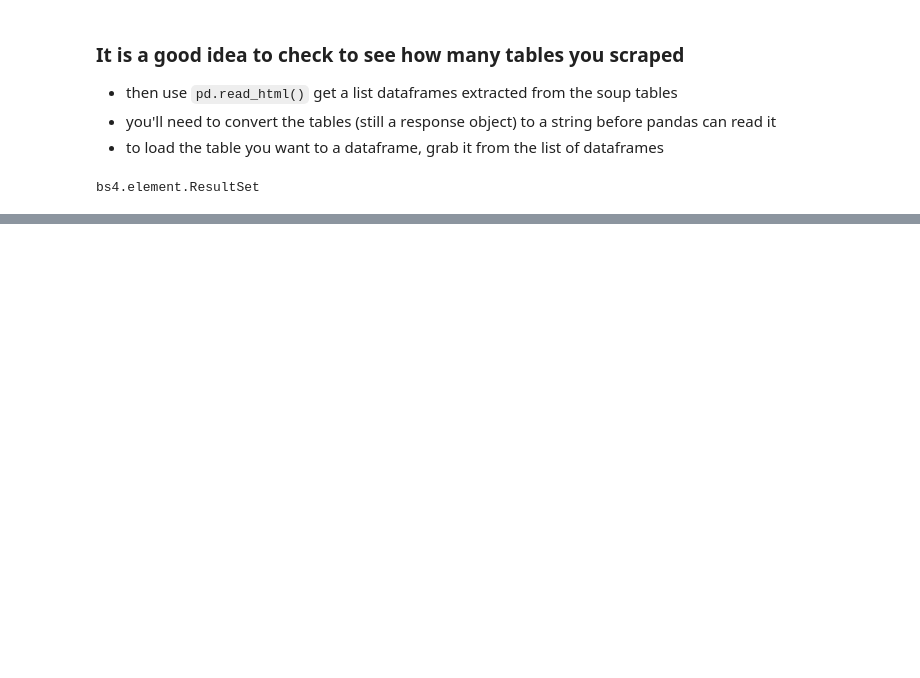
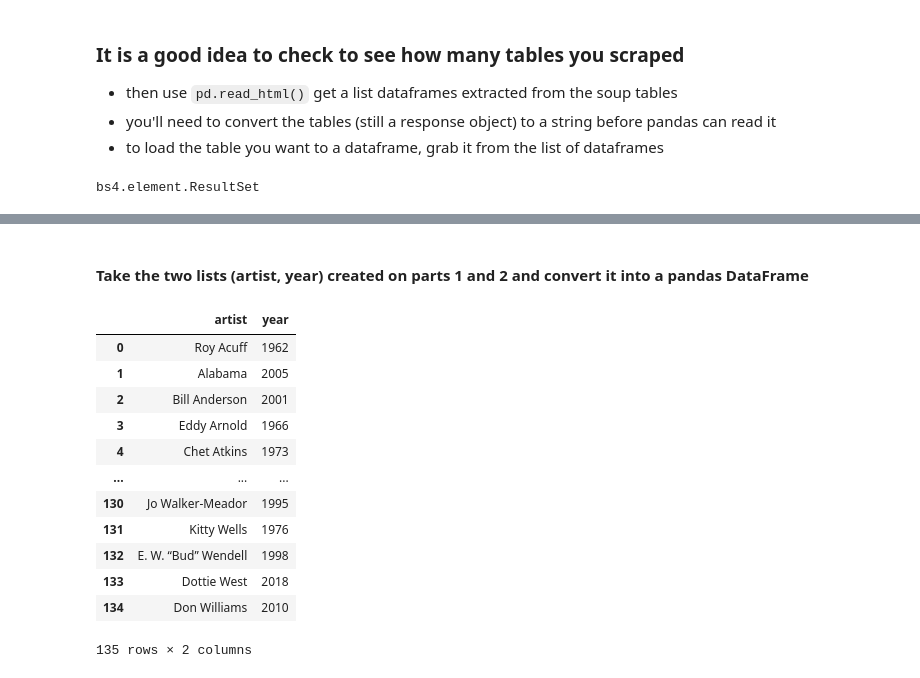
Before and after one commit to dpatelaqua/python-web-scraping-country-music-hof-dpatelaqua, a Jupyter notebook: notebook/CMH_webscraping.ipynb, the cells around one changed output, grey strips where cells are left out. Saved outputs shown, nothing was run; the diff lists cells and outputs as text; code cells hidden in the pictures; blank space fills up the shorter version.

```diff
--- a/notebook/CMH_webscraping.ipynb
+++ b/notebook/CMH_webscraping.ipynb
@@ -109,0 +155,6 @@ len(artists)
+# %%
+inducted_year = []
+for element in soup.find_all('div', attrs = {'class': 'vertical-card_content--copy'}):
+    #print(element.text)
+    #element.text.strip()
+    inducted_year.append(element.text)
@@ -109,0 +192,6 @@ len(artists)
+# %%
+# Strip the white space elements in the year list forllowed by .replace to remove Inducted
+year =[]
+for x in inducted_year:
+    year.append(x.strip().replace('Inducted ',""))
+year
@@ -123,0 +227,4 @@ for e in artists_inducted:
+# %%
+# The following pages will follow "https://countrymusichalloffame.org/hall-of-fame/members/page/2
+
+website_url = 'https://countrymusichalloffame.org/hall-of-fame/members/'
@@ -123,0 +332,6 @@ for e in artists_inducted:
+# %%
+# Strip the white space elements in the year list forllowed by .replace to remove Inducted
+year =[]
+for x in inducted_year:
+    year.append(x.strip().replace('Inducted ',""))
+year
@@ -123,0 +356,24 @@ for e in artists_inducted:
+# %% [markdown]
+#### Take the two lists (artist, year)  created on parts 1 and 2 and convert it into a pandas DataFrame
+# %%
+# Create a blank data frame
+induction_df = pd.DataFrame()
+# Add the first column to the dataframe
+induction_df['artist']  = artist
+# Add the second column to the dataframe
+induction_df['year'] = year
+induction_df
+# %% [output]
+|  | artist | year |
+| 0 | Roy Acuff | 1962 |
+| 1 | Alabama | 2005 |
+| 2 | Bill Anderson | 2001 |
+| 3 | Eddy Arnold | 1966 |
+| 4 | Chet Atkins | 1973 |
+| ... | ... | ... |
+| 130 | Jo Walker-Meador | 1995 |
+| 131 | Kitty Wells | 1976 |
+| 132 | E. W. “Bud” Wendell | 1998 |
+| 133 | Dottie West | 2018 |
+| 134 | Don Williams | 2010 |
+135 rows × 2 columns
```
Also changed, not shown: parts of 33 cells of this notebook, 2 other files.
